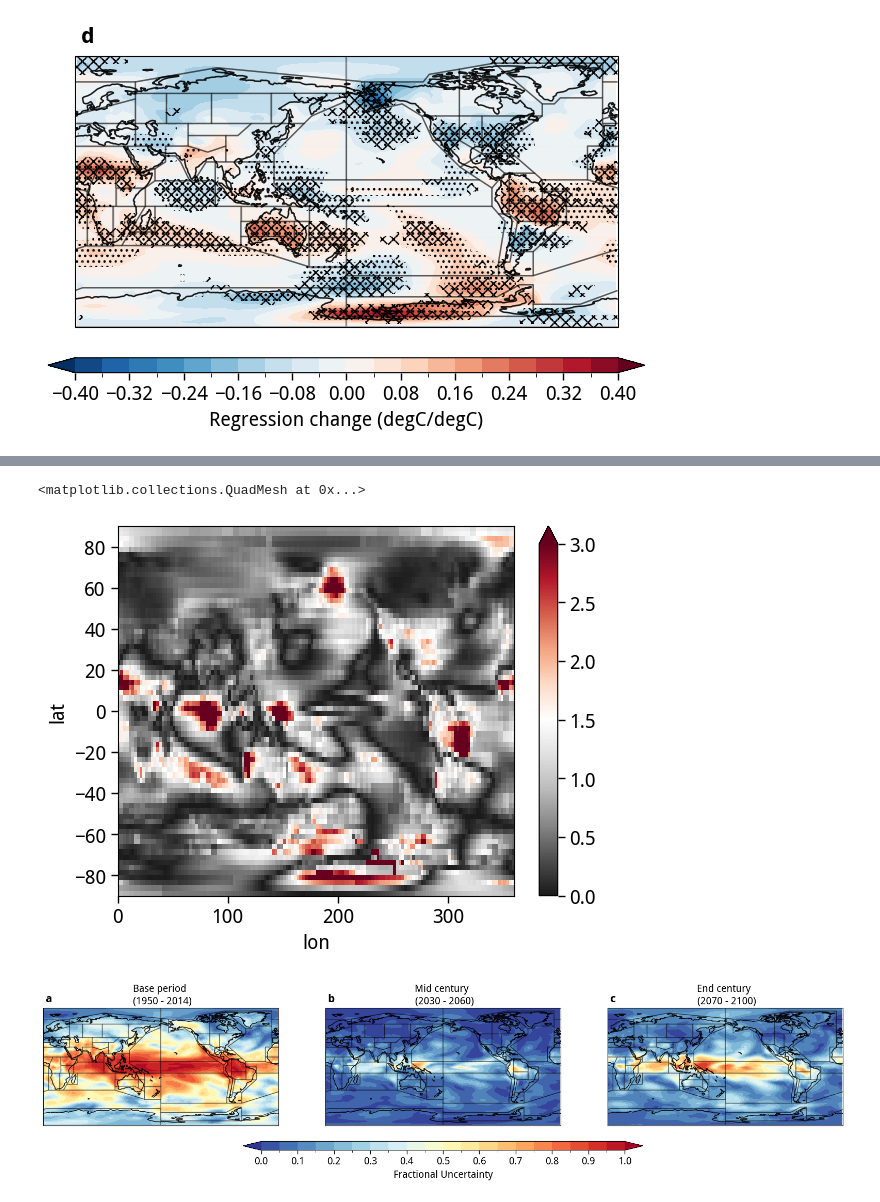
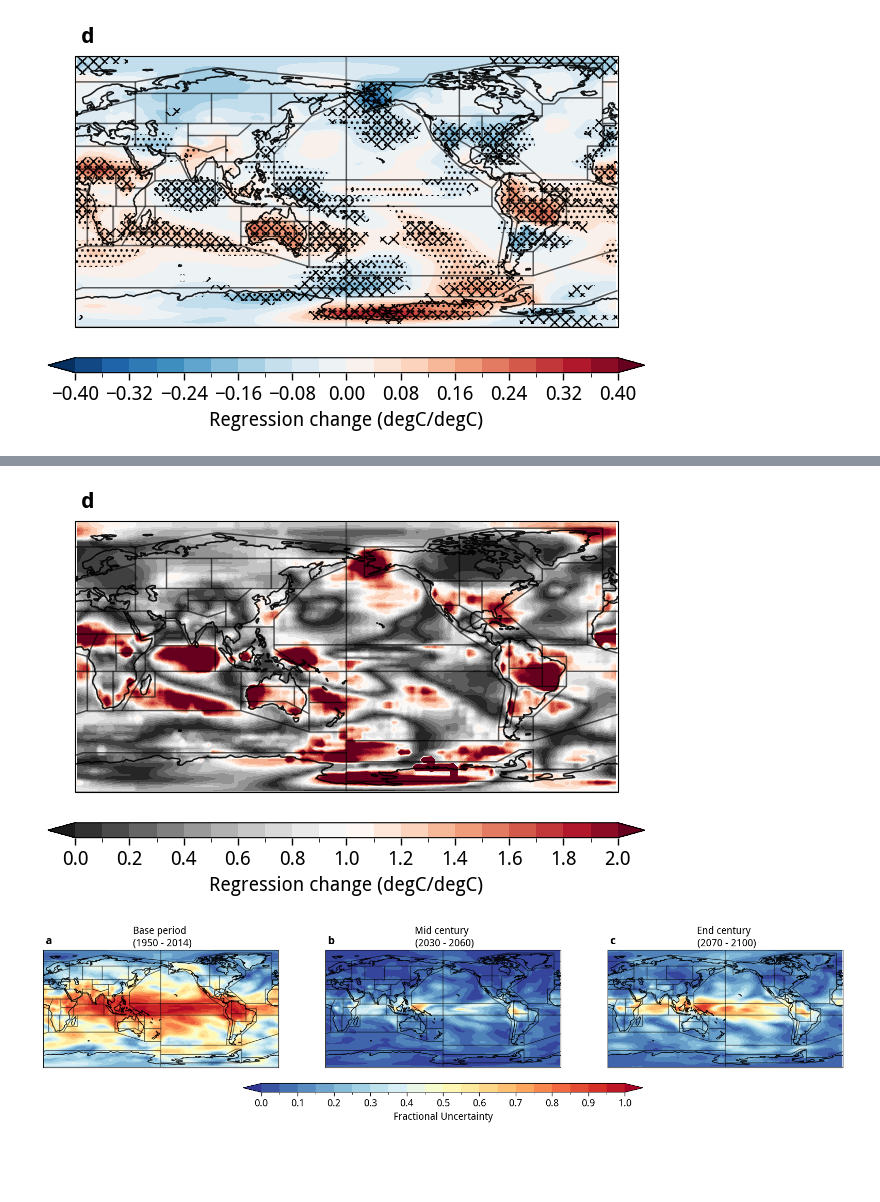
Before and after one commit to adisen99/enso_teleconnection_robustness, a Jupyter notebook: 05a_plotting_ts_regr_results.ipynb, the cells around one changed output, grey strips where cells are left out. Saved outputs shown, nothing was run; the diff lists cells and outputs as text; code cells hidden in the pictures; blank space fills up the shorter version.

Commit message:
checkpoint: updating figures and added composite caluclation

```diff
--- a/05a_plotting_ts_regr_results.ipynb
+++ b/05a_plotting_ts_regr_results.ipynb
@@ -585,8 +591,10 @@ ax = plot_single_tele_delta(xx, yy, zz, title='', label='d', cmap='RdBu_r', leve
 # %%
-zp2.plot(vmin=0, vmax=3, cmap='RdGy_r')
+# zp2.plot(vmin=0, vmax=3, cmap='RdGy_r')
+ax = plot_single_map(xx, yy, zp2, title='', label='d', cmap='RdGy_r', levels=np.linspace(0, 2, 21), add_sign=False, pval = [], draw_winds=False, u_wnd=[], v_wnd=[], wind_scale=20, draw_contour=False, contour_data=[], contour_levels=[], contour_colors='gray',
+                figsize=(7,8), land_mask_list = False, add_patch=False, add_patch_extra=False, proj=ccrs.PlateCarree(central_longitude=180),
+                cbar_kwargs=dict(orientation='horizontal', label='Regression change (degC/degC)', aspect=40, shrink=1.1, pad=0.05), draw_labels=False, draw_colorbar=True, draw_ipcc_regions=True, auto_aspect=False)
 # %% [output]
-<matplotlib.collections.QuadMesh at 0x...>
-[figure, old version]
+[figure, new version]
 # %%
 M_baseline = ts_regr_smile_baseline_means.var('smile')
 I_baseline = ts_regr_smile_baseline_vars.mean('smile')
```
Also changed, not shown: parts of 2 cells of this notebook, 5 other files.
